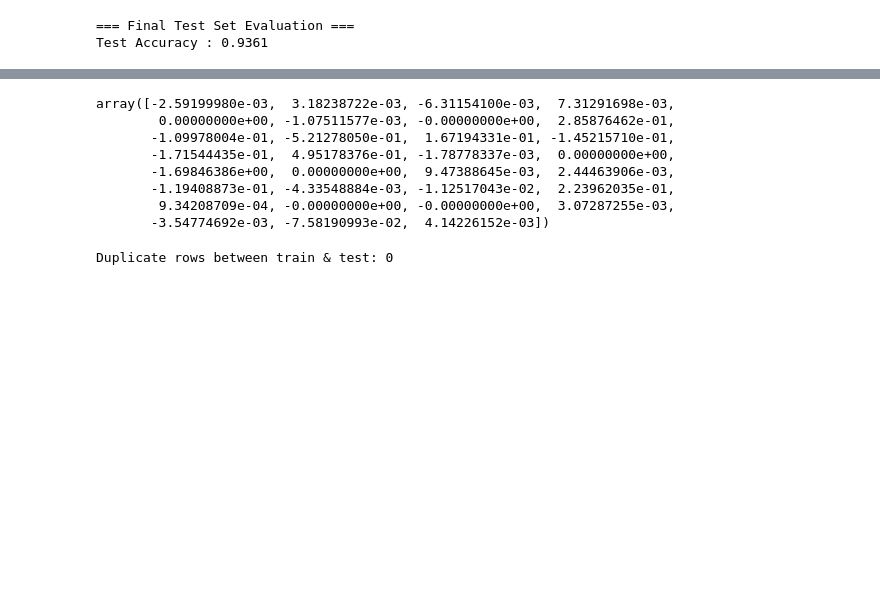
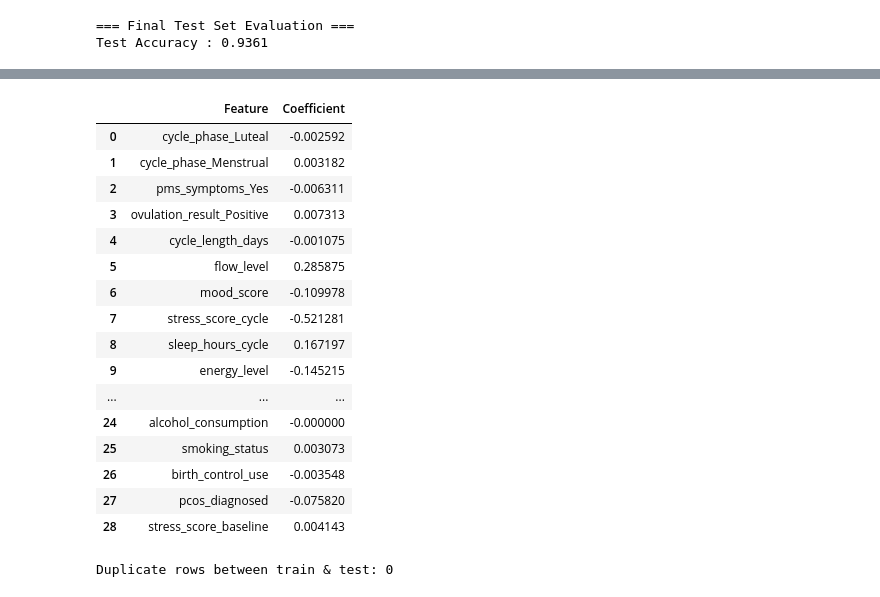
Before and after one commit to Parasshirishvaidya/regression-for-menstrual-pain, a Jupyter notebook: Notebooks/model_training_fe.ipynb, the cells around one changed output, grey strips where cells are left out. Cells and saved outputs as stored; diff of their text form; code cells hidden in the pictures; blank space fills up the shorter version.

Commit message:
Coefs

```diff
--- a/Notebooks/model_training_fe.ipynb
+++ b/Notebooks/model_training_fe.ipynb
@@ -62,6 +62,8 @@ y.head()
 3    3
 4    6
 Name: pain_level, dtype: int64
+# %%
+X.drop(["cycle_number","prev_cycle_length"],axis=1,inplace=True)
 # %%
 X_train,X_test,y_train,y_test=train_test_split(X,y,test_size=0.3,random_state=42)
 # %%
@@ -183,7 +185,7 @@ def tune_lasso(X_train, y_train, X_test, y_test,
     for alpha in alphas:
         pipeline = Pipeline([
             ('scaler', StandardScaler()),
-            ('model', Lasso(alpha=alpha, max_iter=50))
+            ('model', Lasso(alpha=alpha, max_iter=100))
         ])
 
         cv_scores = cross_val_score(pipeline, X_train, y_train,
@@ -245,6 +247,8 @@ def tune_lasso(X_train, y_train, X_test, y_test,
     return best_pipeline, best['alpha']
 
 best_model, best_alpha = tune_lasso(X_train, y_train, X_test, y_test)
+
+best_model.named_steps["model"].coef_
 # %% [output]
 ====================================================================================================
 Alpha      CV R²      CV Std     Train R²     Train AdjR²    Test R²    Test AdjR²
@@ -266,14 +278,29 @@ Alpha      CV R²      CV Std     Train R²     Train AdjR²    Test R²    Test
-# %%
-best_model.named_steps["model"].coef_
-# %% [output]
-array([-2.59199980e-03,  3.18238722e-03, -6.31154100e-03,  7.31291698e-03,
-        0.00000000e+00, -1.07511577e-03, -0.00000000e+00,  2.85876462e-01,
-       -1.09978004e-01, -5.21278050e-01,  1.67194331e-01, -1.45215710e-01,
-       -1.71544435e-01,  4.95178376e-01, -1.78778337e-03,  0.00000000e+00,
-       -1.69846386e+00,  0.00000000e+00,  9.47388645e-03,  2.44463906e-03,
-       -1.19408873e-01, -4.33548884e-03, -1.12517043e-02,  2.23962035e-01,
-        9.34208709e-04, -0.00000000e+00, -0.00000000e+00,  3.07287255e-03,
-       -3.54774692e-03, -7.58190993e-02,  4.14226152e-03])
+# %%
+coefs = best_model.named_steps['model'].coef_
+
+coef_df = pd.DataFrame({
+    'Feature'    : X_train.columns,
+    'Coefficient': coefs
+})
+coef_df
+# %% [output]
+|  | Feature | Coefficient |
+| 0 | cycle_phase_Luteal | -0.002592 |
+| 1 | cycle_phase_Menstrual | 0.003182 |
+| 2 | pms_symptoms_Yes | -0.006311 |
+| 3 | ovulation_result_Positive | 0.007313 |
+| 4 | cycle_length_days | -0.001075 |
+| 5 | flow_level | 0.285875 |
+| 6 | mood_score | -0.109978 |
+| 7 | stress_score_cycle | -0.521281 |
+| 8 | sleep_hours_cycle | 0.167197 |
+| 9 | energy_level | -0.145215 |
+| ... | ... | ... |
+| 24 | alcohol_consumption | -0.000000 |
+| 25 | smoking_status | 0.003073 |
+| 26 | birth_control_use | -0.003548 |
+| 27 | pcos_diagnosed | -0.075820 |
+| 28 | stress_score_baseline | 0.004143 |
 # %%
 # 1. Check if scaler was fit on full data before splitting
 #    (common mistake)
```
Also changed, not shown: parts of 11 cells of this notebook, 1 other file.
